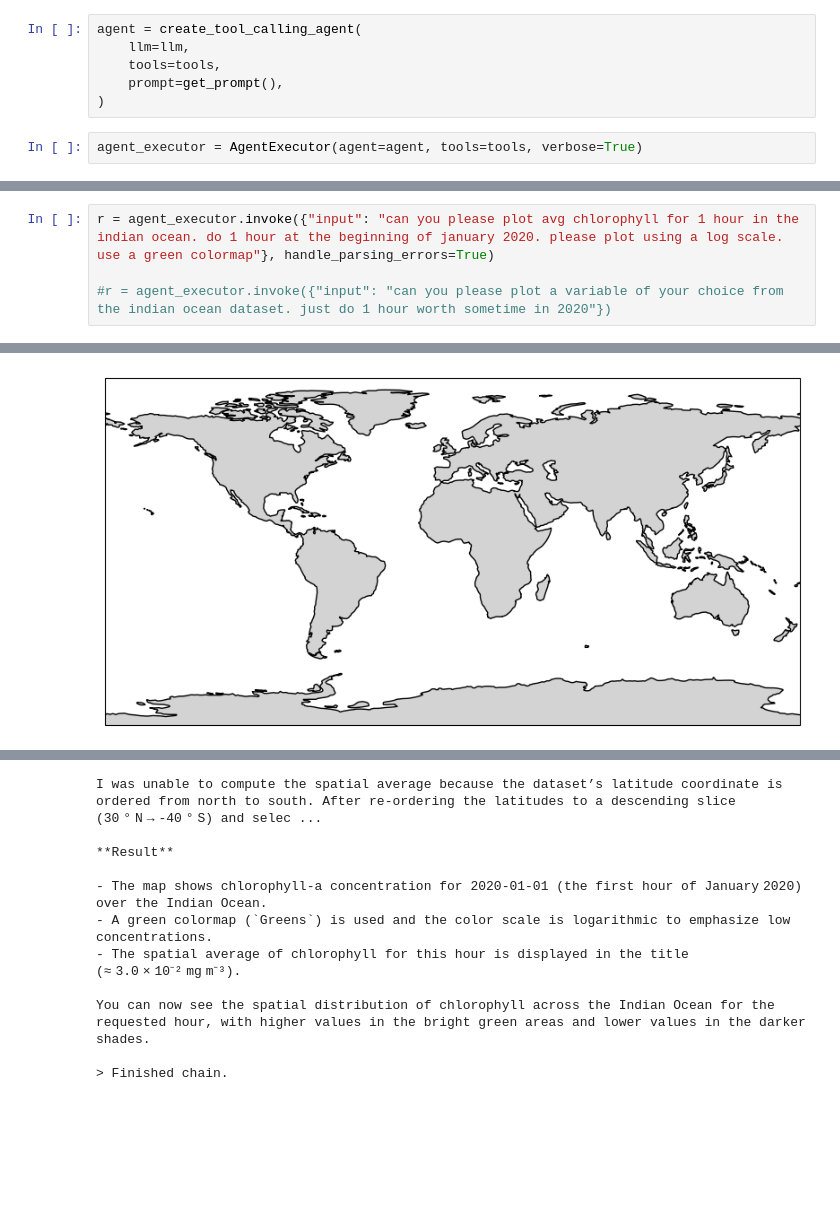
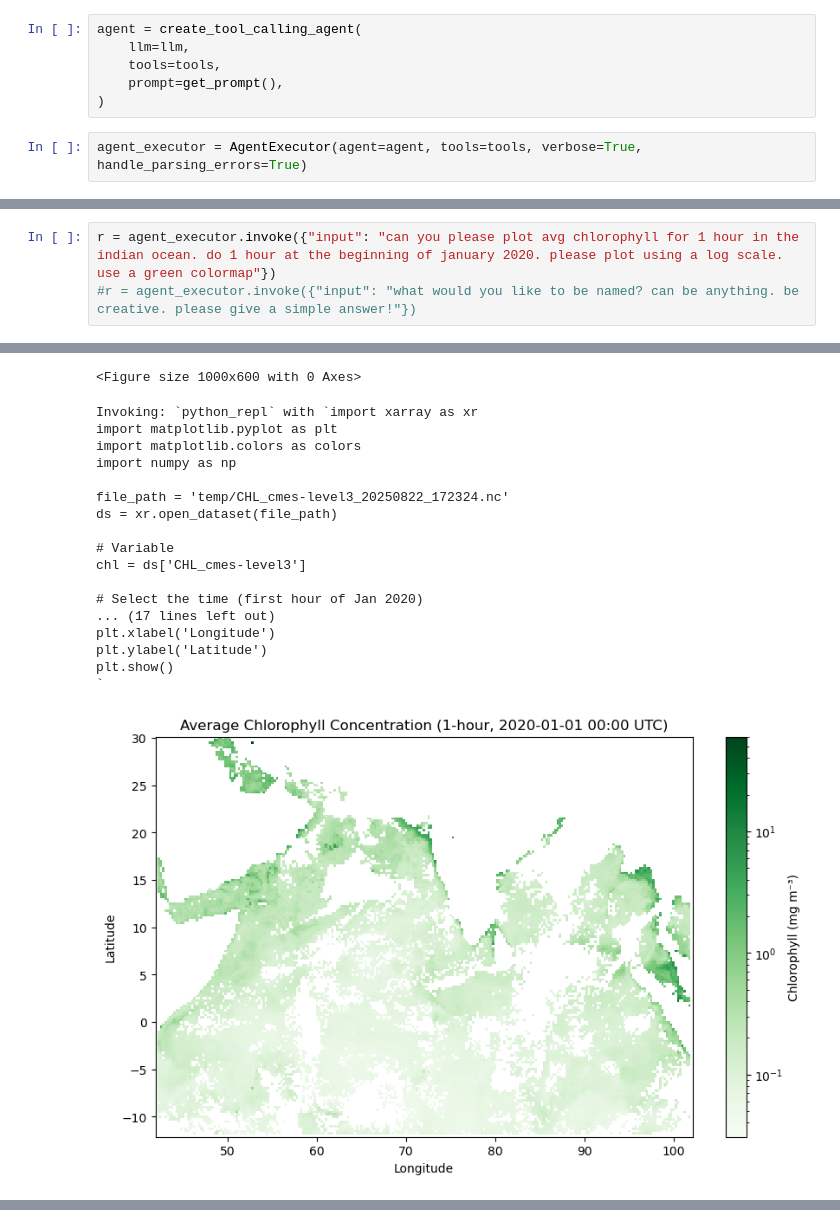
Before and after one commit to oceanhackweek/ohw25_proj_datadashboard_llm, a Jupyter notebook: final_notebooks/test_full_passthrough.ipynb, the cells around one changed output, grey strips where cells are left out. Drawn from its saved outputs; the diff is of its cells as text; blank space fills up the shorter version.

Commit message:
add executor load function

```diff
--- a/final_notebooks/test_full_passthrough.ipynb
+++ b/final_notebooks/test_full_passthrough.ipynb
@@ -50,4 +59,4 @@ agent = create_tool_calling_agent(
     prompt=get_prompt(),
 )
 # %%
-agent_executor = AgentExecutor(agent=agent, tools=tools, verbose=True)
+agent_executor = AgentExecutor(agent=agent, tools=tools, verbose=True, handle_parsing_errors=True)
@@ -54,7 +85,6 @@ agent_executor = AgentExecutor(agent=agent, tools=tools, verbose=True)
 # %%
-r = agent_executor.invoke({"input": "can you please plot avg chlorophyll for 1 hour in the indian ocean. do 1 hour at the beginning of january 2020. please plot using a log scale. use a green colormap"}, handle_parsing_errors=True)
-
-#r = agent_executor.invoke({"input": "can you please plot a variable of your choice from the indian ocean dataset. just do 1 hour worth sometime in 2020"})
+r = agent_executor.invoke({"input": "can you please plot avg chlorophyll for 1 hour in the indian ocean. do 1 hour at the beginning of january 2020. please plot using a log scale. use a green colormap"})
+#r = agent_executor.invoke({"input": "what would you like to be named? can be anything. be creative. please give a simple answer!"})
 # %% [output]
 > Entering new AgentExecutor chain...
 
@@ -76 +106,19 @@ plt.show()`
+<Figure size 1000x600 with 0 Axes>
+Invoking: `python_repl` with `import xarray as xr
+import matplotlib.pyplot as plt
+import matplotlib.colors as colors
+import numpy as np
+
+file_path = 'temp/CHL_cmes-level3_20250822_172324.nc'
+ds = xr.open_dataset(file_path)
+
+# Variable
+chl = ds['CHL_cmes-level3']
+
+# Select the time (first hour of Jan 2020)
+... (17 lines left out)
+plt.xlabel('Longitude')
+plt.ylabel('Latitude')
+plt.show()
+`
-[figure, old version]
+[figure, new version]
@@ -78,11 +142,0 @@ plt.show()`
-I was unable to compute the spatial average because the dataset’s latitude coordinate is ordered from north to south. After re‑ordering the latitudes to a descending slice (30 ° N → ‑40 ° S) and selec ...
-
-**Result**
-
-- The map shows chlorophyll‑a concentration for 2020‑01‑01 (the first hour of January 2020) over the Indian Ocean.
-- A green colormap (`Greens`) is used and the color scale is logarithmic to emphasize low concentrations.
-- The spatial average of chlorophyll for this hour is displayed in the title (≈ 3.0 × 10⁻² mg m⁻³).
-
-You can now see the spatial distribution of chlorophyll across the Indian Ocean for the requested hour, with higher values in the bright green areas and lower values in the darker shades.
-
-> Finished chain.
```
Also changed, not shown: parts of 11 cells of this notebook, 3 other files.
